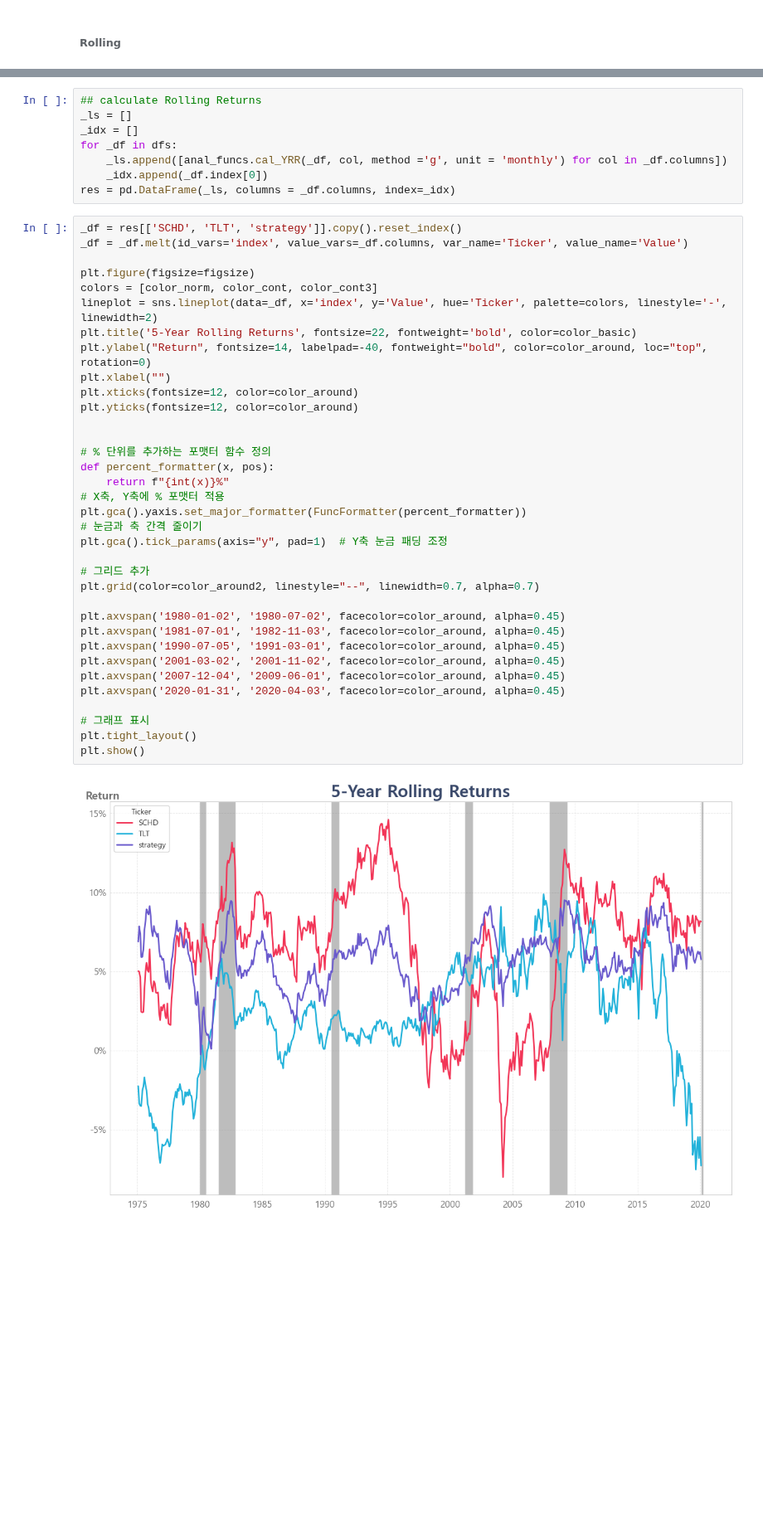
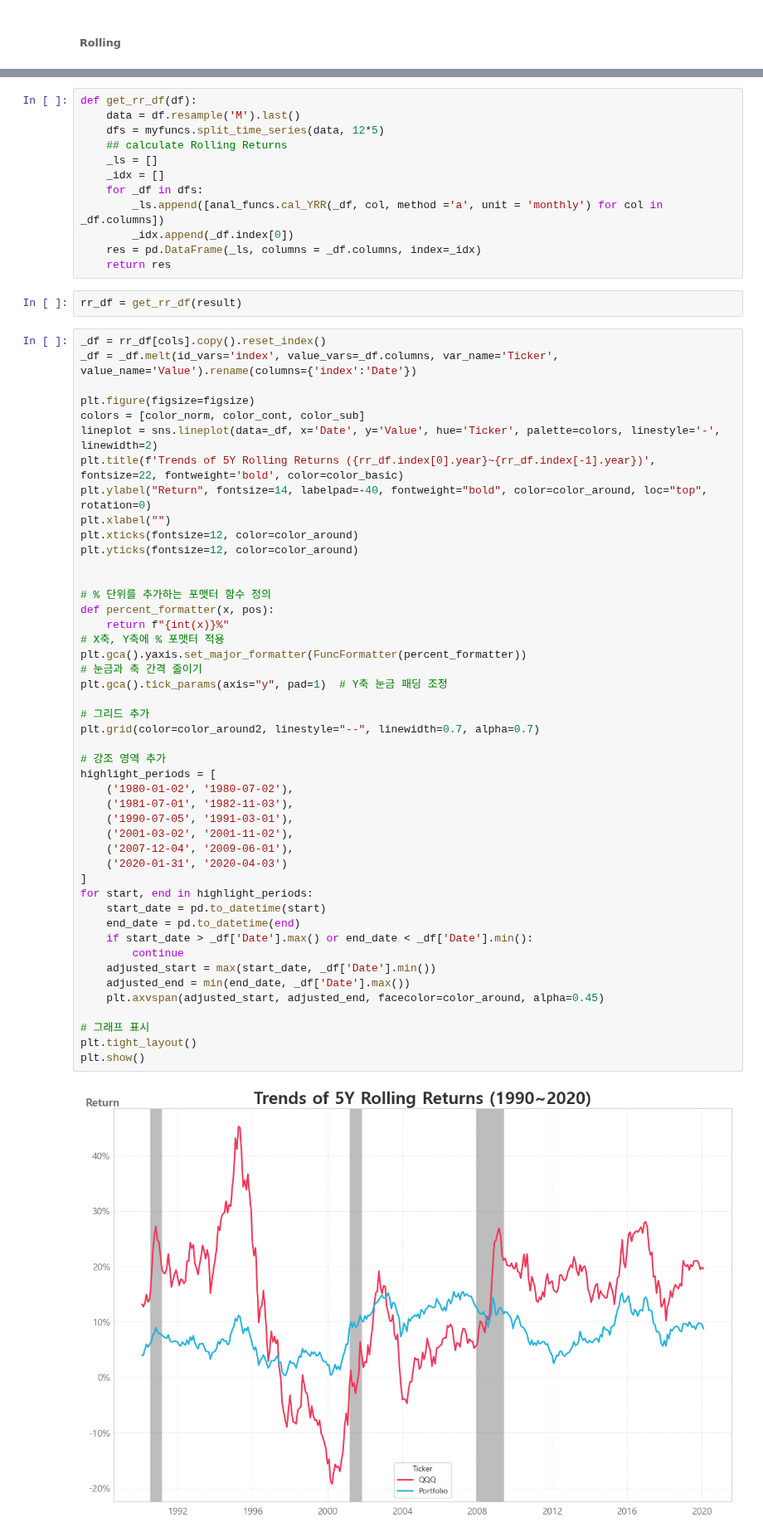
Before and after one commit to sdjhs0327/ws_fn, a Jupyter notebook: strategy/00_02_AWP.ipynb, the cells around one changed output, grey strips where cells are left out. Shown at 83% size. Drawn from its saved outputs; the diff is of its cells as text; blank space fills up the shorter version.

```diff
--- a/strategy/00_02_AWP.ipynb
+++ b/strategy/00_02_AWP.ipynb
@@ -507,46 +530,63 @@ dfs = myfuncs.split_time_series(result, 12*5)
 # %%
-## calculate Rolling Returns
-_ls = []
-_idx = []
-for _df in dfs:
-    _ls.append([anal_funcs.cal_YRR(_df, col, method ='g', unit = 'monthly') for col in _df.columns])
-    _idx.append(_df.index[0])
-res = pd.DataFrame(_ls, columns = _df.columns, index=_idx)
+def get_rr_df(df):
+    data = df.resample('M').last()
+    dfs = myfuncs.split_time_series(data, 12*5)
+    ## calculate Rolling Returns
+    _ls = []
+    _idx = []
+    for _df in dfs:
+        _ls.append([anal_funcs.cal_YRR(_df, col, method ='a', unit = 'monthly') for col in _df.columns])
+        _idx.append(_df.index[0])
+    res = pd.DataFrame(_ls, columns = _df.columns, index=_idx)
+    return res
+# %%
+rr_df = get_rr_df(result)
 # %%
-_df = res[['SCHD', 'TLT', 'strategy']].copy().reset_index()
-_df = _df.melt(id_vars='index', value_vars=_df.columns, var_name='Ticker', value_name='Value')
+_df = rr_df[cols].copy().reset_index()
+_df = _df.melt(id_vars='index', value_vars=_df.columns, var_name='Ticker', value_name='Value').rename(columns={'index':'Date'})
 
 plt.figure(figsize=figsize)
-colors = [color_norm, color_cont, color_cont3]
-lineplot = sns.lineplot(data=_df, x='index', y='Value', hue='Ticker', palette=colors, linestyle='-', linewidth=2)
-plt.title('5-Year Rolling Returns', fontsize=22, fontweight='bold', color=color_basic)
+colors = [color_norm, color_cont, color_sub]
+lineplot = sns.lineplot(data=_df, x='Date', y='Value', hue='Ticker', palette=colors, linestyle='-', linewidth=2)
+plt.title(f'Trends of 5Y Rolling Returns ({rr_df.index[0].year}~{rr_df.index[-1].year})', fontsize=22, fontweight='bold', color=color_basic)
 plt.ylabel("Return", fontsize=14, labelpad=-40, fontweight="bold", color=color_around, loc="top", rotation=0)
 plt.xlabel("")
 plt.xticks(fontsize=12, color=color_around)
 plt.yticks(fontsize=12, color=color_around)
 
 
 # % 단위를 추가하는 포맷터 함수 정의
 def percent_formatter(x, pos):
     return f"{int(x)}%"
 # X축, Y축에 % 포맷터 적용
 plt.gca().yaxis.set_major_formatter(FuncFormatter(percent_formatter))
 # 눈금과 축 간격 줄이기
 plt.gca().tick_params(axis="y", pad=1)  # Y축 눈금 패딩 조정
 
 # 그리드 추가
 plt.grid(color=color_around2, linestyle="--", linewidth=0.7, alpha=0.7)
 
-plt.axvspan('1980-01-02', '1980-07-02', facecolor=color_around, alpha=0.45)
-plt.axvspan('1981-07-01', '1982-11-03', facecolor=color_around, alpha=0.45)
-plt.axvspan('1990-07-05', '1991-03-01', facecolor=color_around, alpha=0.45)
-plt.axvspan('2001-03-02', '2001-11-02', facecolor=color_around, alpha=0.45)
-plt.axvspan('2007-12-04', '2009-06-01', facecolor=color_around, alpha=0.45)
-plt.axvspan('2020-01-31', '2020-04-03', facecolor=color_around, alpha=0.45)
+# 강조 영역 추가
+highlight_periods = [
+    ('1980-01-02', '1980-07-02'),
+    ('1981-07-01', '1982-11-03'),
+    ('1990-07-05', '1991-03-01'),
+    ('2001-03-02', '2001-11-02'),
+    ('2007-12-04', '2009-06-01'),
+    ('2020-01-31', '2020-04-03')
+]
+for start, end in highlight_periods:
+    start_date = pd.to_datetime(start)
+    end_date = pd.to_datetime(end)
+    if start_date > _df['Date'].max() or end_date < _df['Date'].min():
+        continue
+    adjusted_start = max(start_date, _df['Date'].min())
+    adjusted_end = min(end_date, _df['Date'].max())
+    plt.axvspan(adjusted_start, adjusted_end, facecolor=color_around, alpha=0.45)
 
 # 그래프 표시
 plt.tight_layout()
 plt.show()
 # %% [output]
-[figure, old version]
+[figure, new version]
 # %%
```
Also changed, not shown: parts of 31 cells of this notebook.
